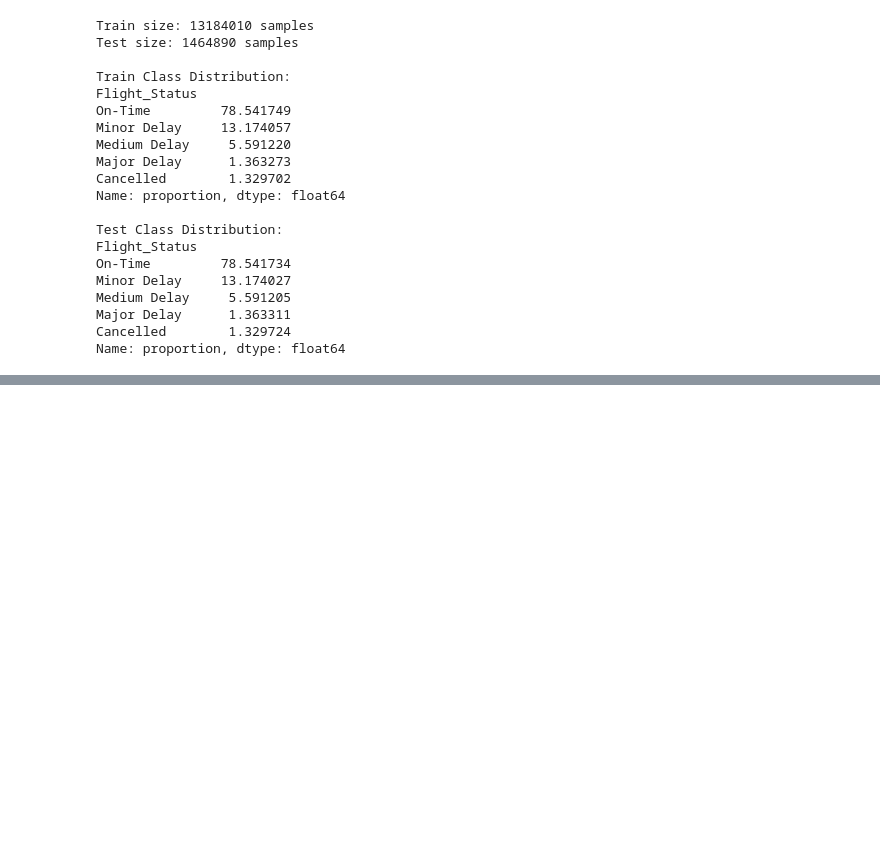
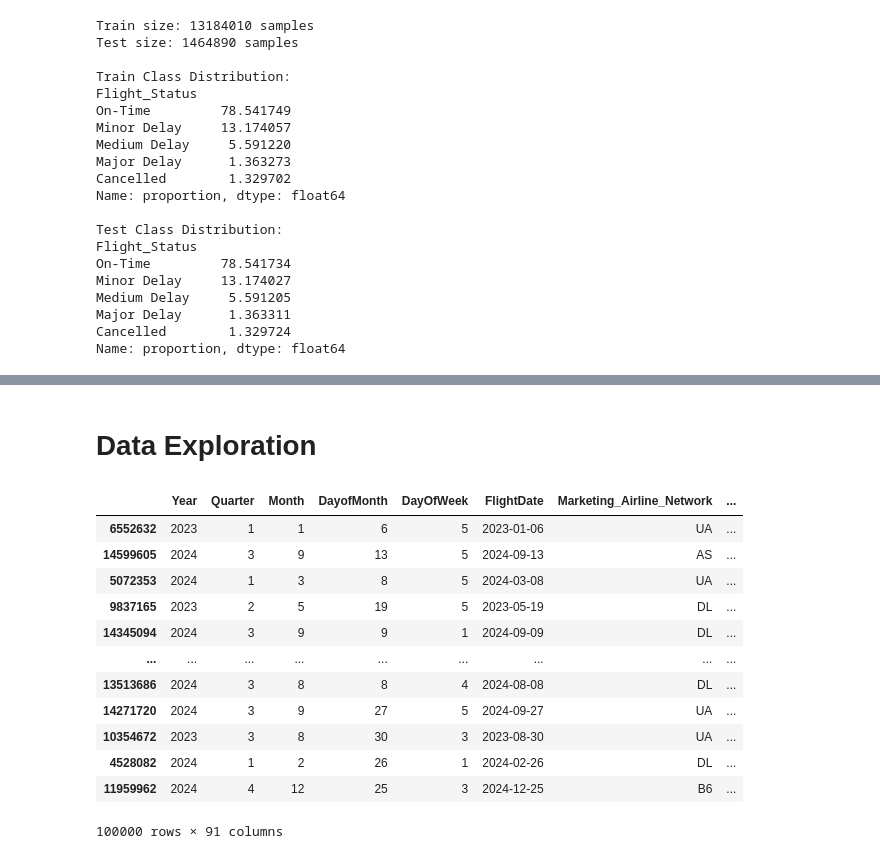
Before and after one commit to denibravo/NeuralNetworkProject, a Jupyter notebook: Delayed.ipynb, the cells around one changed output, grey strips where cells are left out. Cells and saved outputs as stored; diff of their text form; code cells hidden in the pictures; blank space fills up the shorter version.

```diff
--- a/Delayed.ipynb
+++ b/Delayed.ipynb
@@ -536,0 +536,21 @@ Name: proportion, dtype: float64
+# %% [markdown]
+# **Data Exploration**
+# %%
+# Feature table analysis needed???
+# Down sampling for now to make the model run faster, will be removed later
+train_data = train_data.sample(n=100000, random_state=42)
+train_data
+# %% [output]
+|  | Year | Quarter | Month | DayofMonth | DayOfWeek | FlightDate | Marketing_Airline_Network | ... |
+| 6552632 | 2023 | 1 | 1 | 6 | 5 | 2023-01-06 | UA | ... |
+| 14599605 | 2024 | 3 | 9 | 13 | 5 | 2024-09-13 | AS | ... |
+| 5072353 | 2024 | 1 | 3 | 8 | 5 | 2024-03-08 | UA | ... |
+| 9837165 | 2023 | 2 | 5 | 19 | 5 | 2023-05-19 | DL | ... |
+| 14345094 | 2024 | 3 | 9 | 9 | 1 | 2024-09-09 | DL | ... |
+| ... | ... | ... | ... | ... | ... | ... | ... | ... |
+| 13513686 | 2024 | 3 | 8 | 8 | 4 | 2024-08-08 | DL | ... |
+| 14271720 | 2024 | 3 | 9 | 27 | 5 | 2024-09-27 | UA | ... |
+| 10354672 | 2023 | 3 | 8 | 30 | 3 | 2023-08-30 | UA | ... |
+| 4528082 | 2024 | 1 | 2 | 26 | 1 | 2024-02-26 | DL | ... |
+| 11959962 | 2024 | 4 | 12 | 25 | 3 | 2024-12-25 | B6 | ... |
+100000 rows × 91 columns
```
Also changed, not shown: parts of 10 cells of this notebook, 1 other file.
